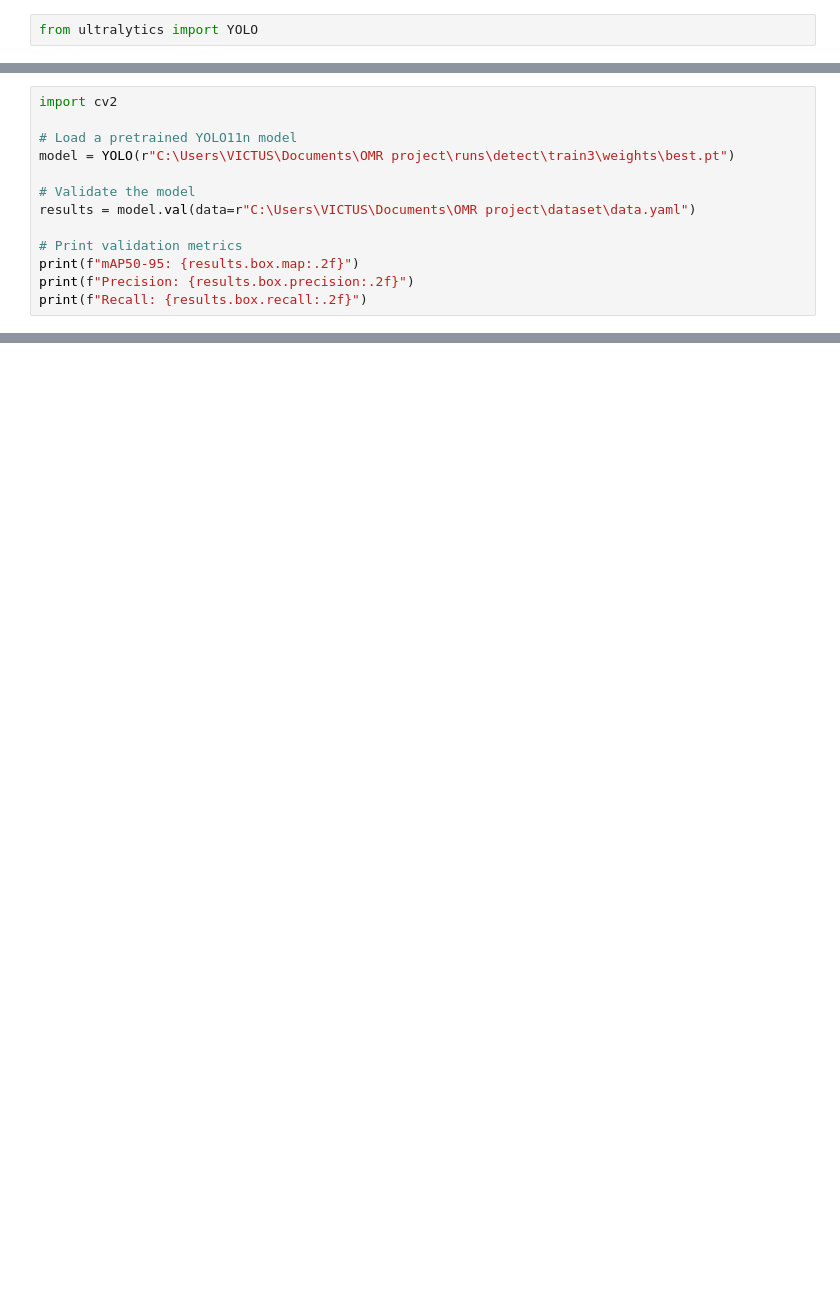
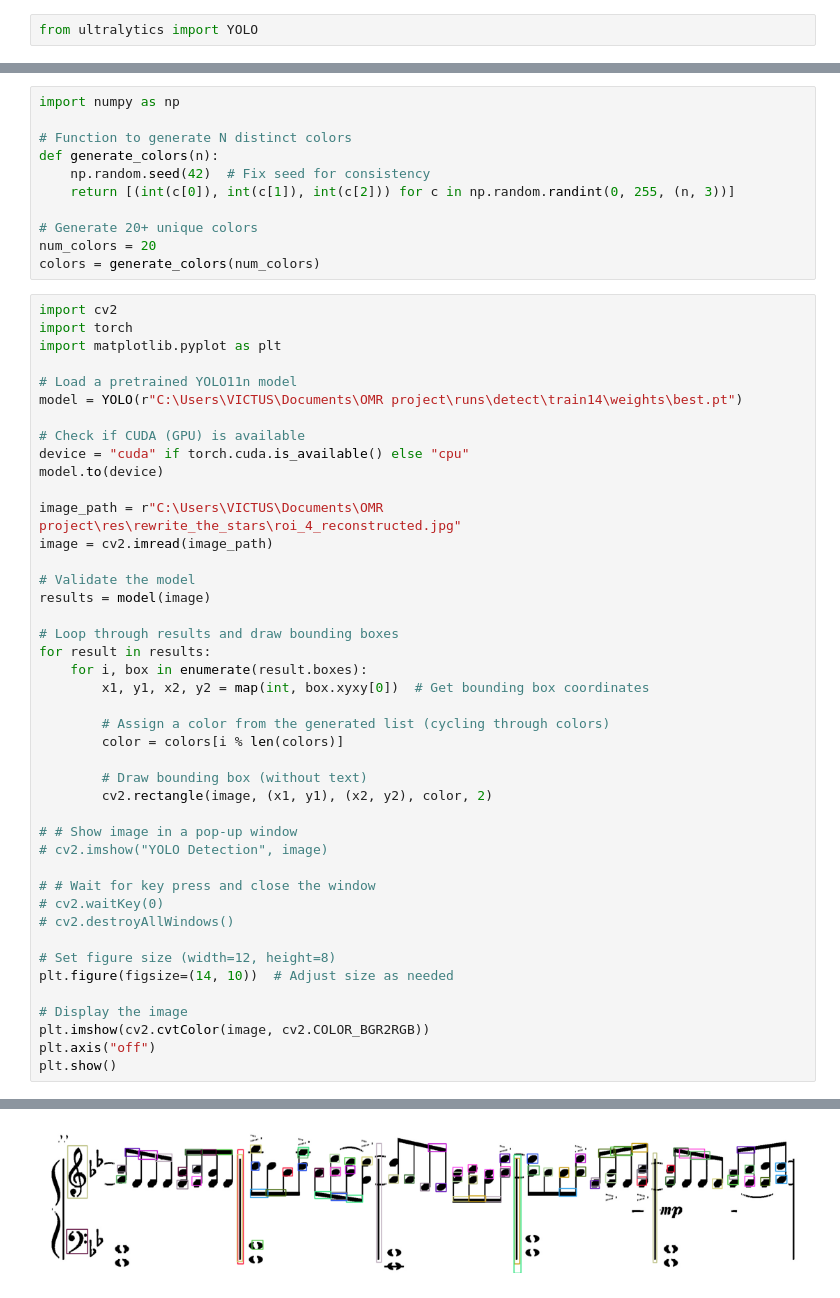
Before and after one commit to longtoZ/Dream-Flower, a Jupyter notebook: train.ipynb, the cells around one changed output, grey strips where cells are left out. Saved outputs shown, nothing was run; the diff lists cells and outputs as text; blank space fills up the shorter version.

```diff
--- a/train.ipynb
+++ b/train.ipynb
@@ -46,13 +54,55 @@ Starting training for 20 epochs...
+# %%
+import numpy as np
+
+# Function to generate N distinct colors
+def generate_colors(n):
+    np.random.seed(42)  # Fix seed for consistency
+    return [(int(c[0]), int(c[1]), int(c[2])) for c in np.random.randint(0, 255, (n, 3))]
+
+# Generate 20+ unique colors
+num_colors = 20
+colors = generate_colors(num_colors)
 # %%
 import cv2
+import torch
+import matplotlib.pyplot as plt
 
 # Load a pretrained YOLO11n model
-model = YOLO(r"C:\Users\VICTUS\Documents\OMR project\runs\detect\train3\weights\best.pt")
+model = YOLO(r"C:\Users\VICTUS\Documents\OMR project\runs\detect\train14\weights\best.pt")
+
+# Check if CUDA (GPU) is available
+device = "cuda" if torch.cuda.is_available() else "cpu"
+model.to(device)
+
+image_path = r"C:\Users\VICTUS\Documents\OMR project\res\rewrite_the_stars\roi_4_reconstructed.jpg"
+image = cv2.imread(image_path)
 
 # Validate the model
-results = model.val(data=r"C:\Users\VICTUS\Documents\OMR project\dataset\data.yaml")
+results = model(image)
 
-# Print validation metrics
-print(f"mAP50-95: {results.box.map:.2f}")
-print(f"Precision: {results.box.precision:.2f}")
-print(f"Recall: {results.box.recall:.2f}")
+# Loop through results and draw bounding boxes
+for result in results:
+    for i, box in enumerate(result.boxes):
+        x1, y1, x2, y2 = map(int, box.xyxy[0])  # Get bounding box coordinates
+
+        # Assign a color from the generated list (cycling through colors)
+        color = colors[i % len(colors)]
+
+        # Draw bounding box (without text)
+        cv2.rectangle(image, (x1, y1), (x2, y2), color, 2)
+
+# # Show image in a pop-up window
+# cv2.imshow("YOLO Detection", image)
+
+# # Wait for key press and close the window
+# cv2.waitKey(0)
+# cv2.destroyAllWindows()
+
+# Set figure size (width=12, height=8)
+plt.figure(figsize=(14, 10))  # Adjust size as needed
+
+# Display the image
+plt.imshow(cv2.cvtColor(image, cv2.COLOR_BGR2RGB))
+plt.axis("off")
+plt.show()
+# %% [output]
@@ -58,0 +111 @@ print(f"Recall: {results.box.recall:.2f}")
+[figure, added]
```
Also changed, not shown: parts of 3 cells of this notebook, 32 other files.
